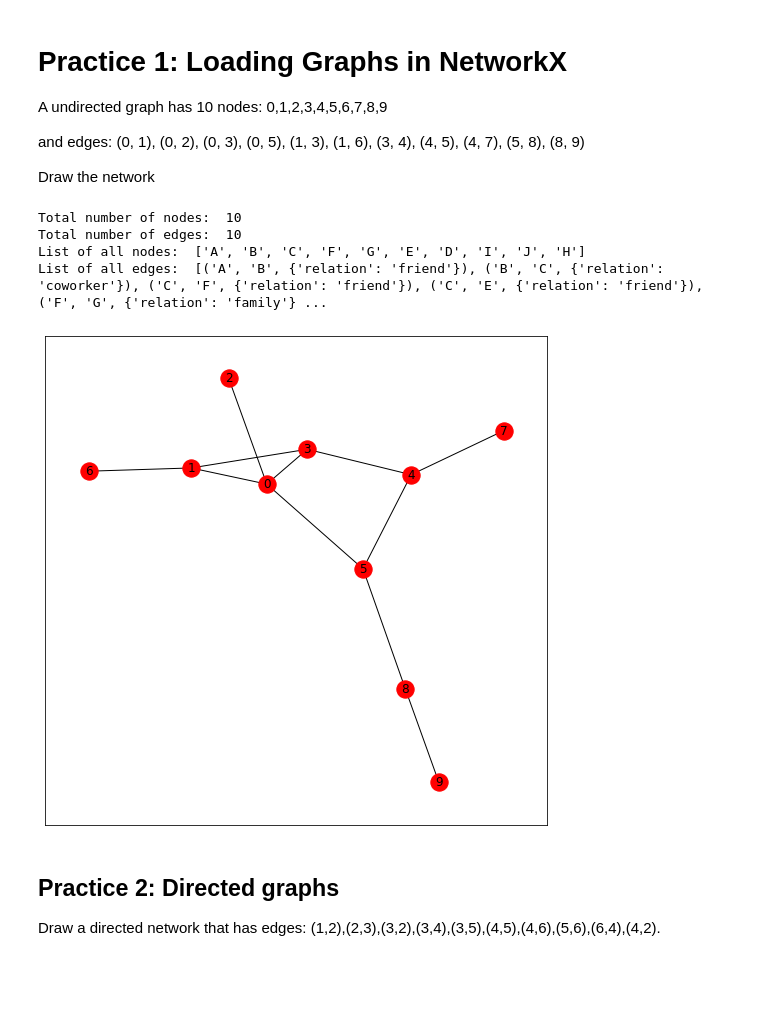
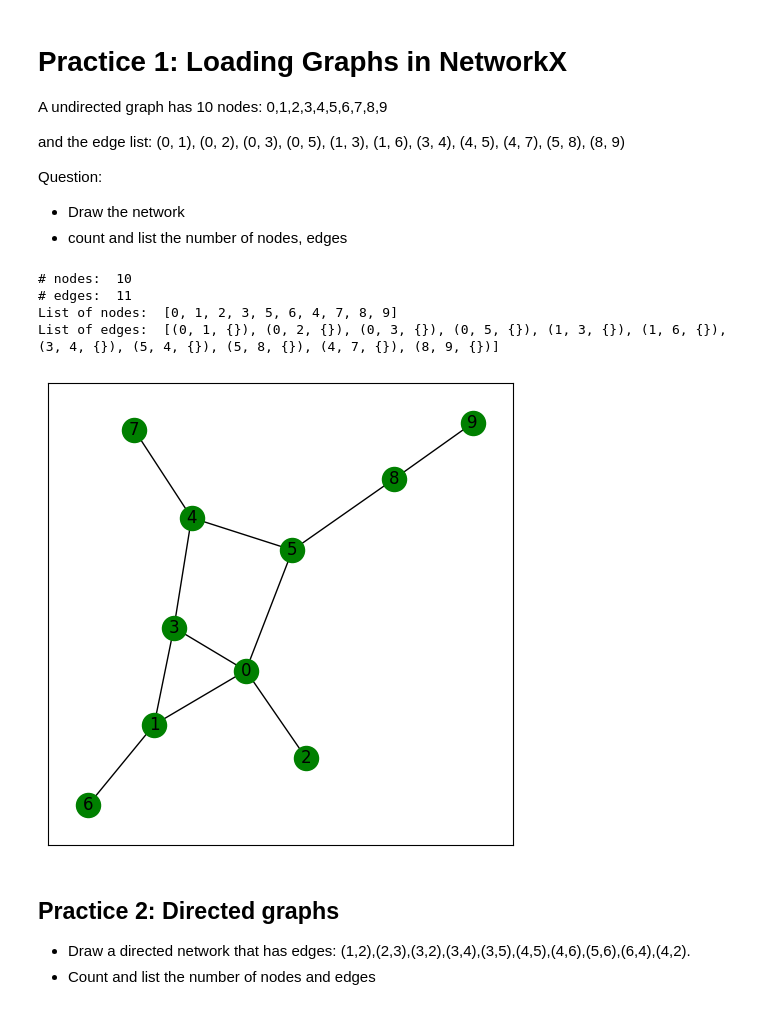
Before and after one commit to NSLab-CUK/Graph-Mining-Spring-2023, a Jupyter notebook: W1/Practice_1.ipynb, the cells around one changed output. Drawn from its saved outputs; the diff is of its cells as text; code cells hidden in the pictures; blank space fills up the shorter version.

```diff
--- a/W1/Practice_1.ipynb
+++ b/W1/Practice_1.ipynb
@@ -3,18 +3,20 @@
 
 A undirected graph has 10 nodes: 0,1,2,3,4,5,6,7,8,9
 
-and edges: (0, 1), (0, 2), (0, 3), (0, 5), (1, 3), (1, 6), (3, 4), (4, 5), (4, 7), (5, 8), (8, 9)
+and the edge list: (0, 1), (0, 2), (0, 3), (0, 5), (1, 3), (1, 6), (3, 4), (4, 5), (4, 7), (5, 8), (8, 9)
 
-Draw the network
+Question:
+- Draw the network
+- count and list the number of nodes, edges
 # %%
 import networkx as nx
 import numpy as np
 import matplotlib.pyplot as plt
 
 # Instantiate the graph
-G1 = nx.Graph()
+G = nx.Graph()
 # add node/edge pairs
-G1.add_edges_from([(0, 1),
+G.add_edges_from([(0, 1),
                    (0, 2),
                    (0, 3),
                    (0, 5),
@@ -26,24 +28,26 @@ G1.add_edges_from([(0, 1),
                    (5, 8),
                    (8, 9)])
 
-print("Total number of nodes: ", int(G.number_of_nodes()))
-print("Total number of edges: ", int(G.number_of_edges()))
-print("List of all nodes: ", list(G.nodes()))
-print("List of all edges: ", list(G.edges(data = True)))
-
-# draw the network G1
-plt.figure(figsize =(9, 9))
-nx.draw_networkx(G1, with_labels = True, node_color ='red')
+print("# nodes: ", int(G.number_of_nodes()))
+print("# edges: ", int(G.number_of_edges()))
+print("List of nodes: ", list(G.nodes()))
+print("List of edges: ", list(G.edges(data = True)))
 # %% [output]
-Total number of nodes:  10
-Total number of edges:  10
-List of all nodes:  ['A', 'B', 'C', 'F', 'G', 'E', 'D', 'I', 'J', 'H']
-List of all edges:  [('A', 'B', {'relation': 'friend'}), ('B', 'C', {'relation': 'coworker'}), ('C', 'F', {'relation': 'friend'}), ('C', 'E', {'relation': 'friend'}), ('F', 'G', {'relation': 'family'} ...
+# nodes:  10
+# edges:  11
+List of nodes:  [0, 1, 2, 3, 5, 6, 4, 7, 8, 9]
+List of edges:  [(0, 1, {}), (0, 2, {}), (0, 3, {}), (0, 5, {}), (1, 3, {}), (1, 6, {}), (3, 4, {}), (5, 4, {}), (5, 8, {}), (4, 7, {}), (8, 9, {})]
-[figure, removed]
+# %%
+# draw the network G
+plt.figure(figsize =(6, 6))
+nx.draw_networkx(G, with_labels = True, node_color ='green')
+# %% [output]
+[figure, added]
 # %% [markdown]
 ## Practice 2: Directed graphs
 
-Draw a directed network that has edges: (1,2),(2,3),(3,2),(3,4),(3,5),(4,5),(4,6),(5,6),(6,4),(4,2).
+- Draw a directed network that has edges: (1,2),(2,3),(3,2),(3,4),(3,5),(4,5),(4,6),(5,6),(6,4),(4,2).
+- Count and list the number of nodes and edges
 # %%
 D = nx.DiGraph()
 
```
Also changed, not shown: parts of 1 cell of this notebook, 3 other files.
